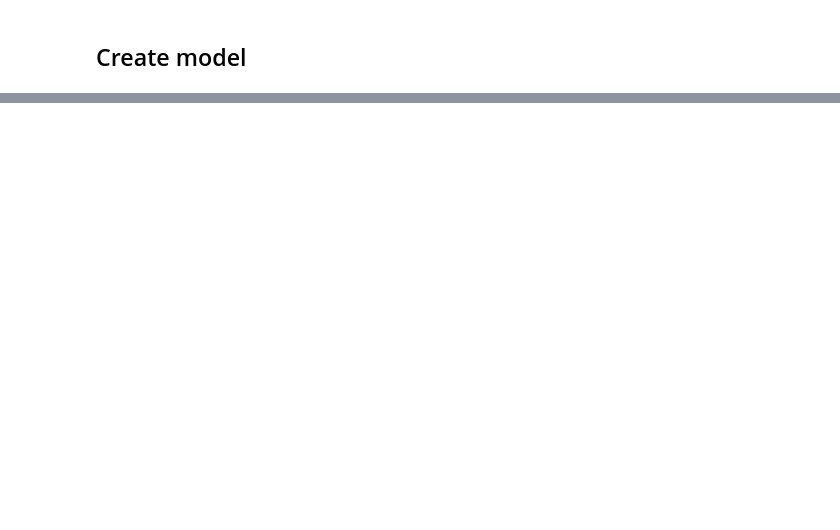
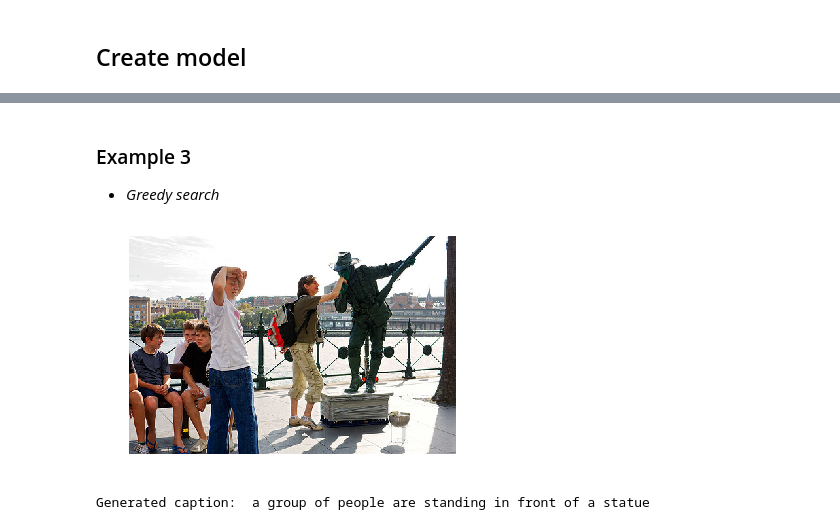
Before and after one commit to anhtu96/image-captioning, a Jupyter notebook: image_captioning.ipynb, the cells around one changed output, grey strips where cells are left out. Saved outputs shown, nothing was run; the diff lists cells and outputs as text; code cells hidden in the pictures; blank space fills up the shorter version.

```diff
--- a/image_captioning.ipynb
+++ b/image_captioning.ipynb
@@ -109,13 +107,12 @@ dataloader = DataLoader(dataset, batch_size=128, shuffle=True)
 ## Create model
 # %%
 encoder = Encoder()
-decoder = Decoder(False, vocab_size=vocab_size, embed_dim=256)
+decoder = Decoder(False, vocab_size=vocab_size, embed_dim=256, hidden_size=512)
 # %%
 criterion = nn.CrossEntropyLoss()
-# params = list(decoder.lstm.parameters()) + list(decoder.linear.parameters())
 params = list(decoder.parameters())
 optimizer = Adam(params)
-scheduler = lr_scheduler.StepLR(optimizer, step_size=2, gamma=0.2)
+scheduler = lr_scheduler.StepLR(optimizer, step_size=1, gamma=0.8)
 # %%
-captioning = Captioning(encoder, decoder, criterion, optimizer, 5, scheduler, 100)
+captioning = Captioning(encoder, decoder, criterion, optimizer, 10, scheduler, 100)
 # %% [markdown]
@@ -147 +144,3 @@ captioning.save_state_dict('state_dict.pth')
+# %%
+captioning.load_state_dict('state_dict.pth')
 # %% [markdown]
@@ -159,0 +209,9 @@ Generated caption:  a little boy in a blue shirt is chasing a soccer ball on the
+# %% [markdown]
+### Example 3
+
+* *Greedy search*
+# %%
+captioning.generate_caption('datasets/Flicker8k_Dataset/3482062809_3b694322c4.jpg', word_to_idx, idx_to_word, max_length, False)
+# %% [output]
+[figure, added]
+Generated caption:  a group of people are standing in front of a statue
```
Also changed, not shown: parts of 54 cells of this notebook.
